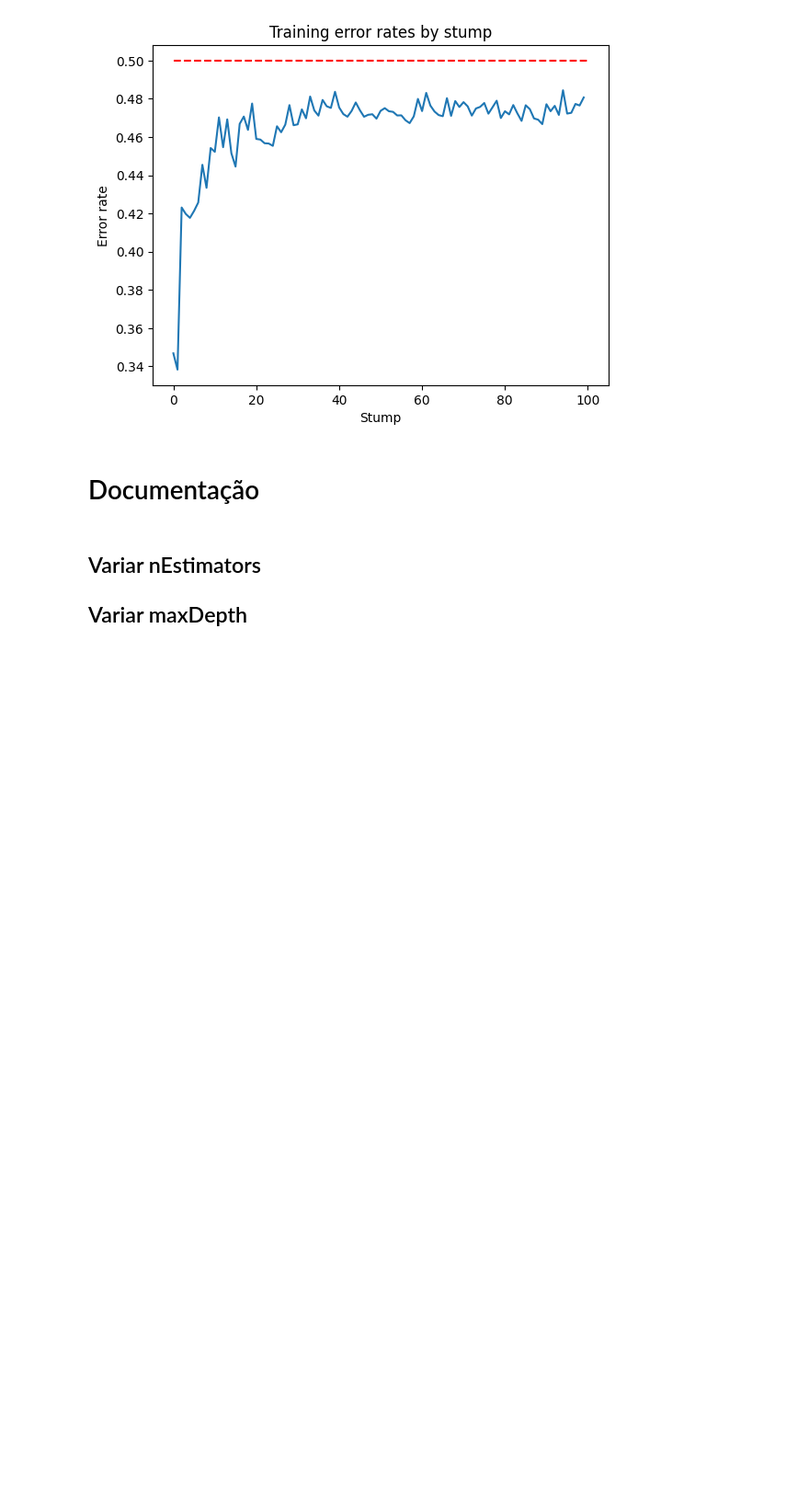
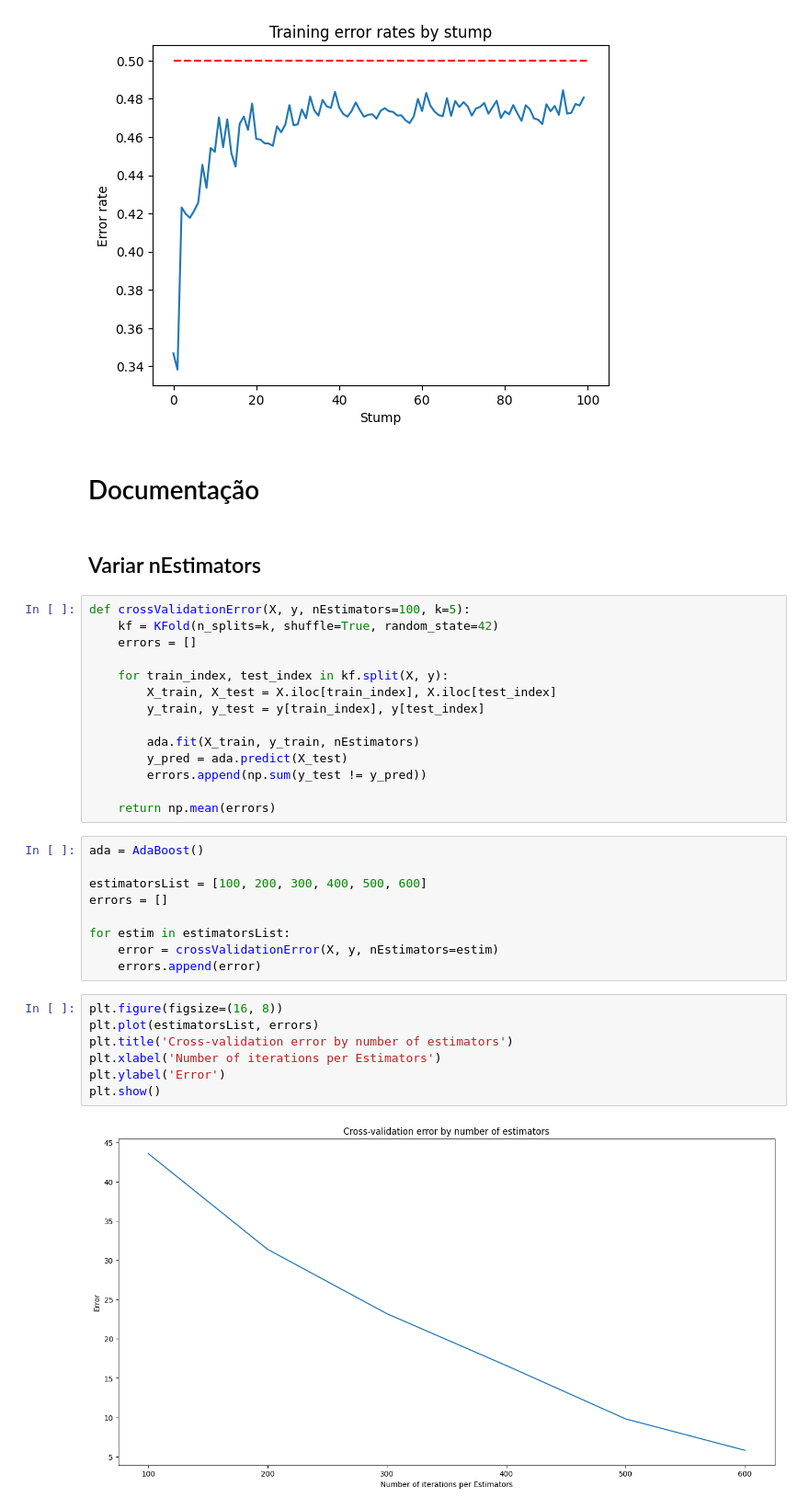
Before and after one commit to paduathiago/boosting_algorithm, a Jupyter notebook: tp2.ipynb, the cells around one changed output. Shown: that part at 92% size. Drawn from its saved outputs; the diff is of its cells as text; blank space fills up the shorter version.

```diff
--- a/tp2.ipynb
+++ b/tp2.ipynb
@@ -159,4 +154,35 @@ plt.show()
 # Documentação
 # %% [markdown]
 ## Variar nEstimators
-## Variar maxDepth
+# %%
+def crossValidationError(X, y, nEstimators=100, k=5):
+    kf = KFold(n_splits=k, shuffle=True, random_state=42)
+    errors = []
+
+    for train_index, test_index in kf.split(X, y):
+        X_train, X_test = X.iloc[train_index], X.iloc[test_index]
+        y_train, y_test = y[train_index], y[test_index]
+
+        ada.fit(X_train, y_train, nEstimators)
+        y_pred = ada.predict(X_test)
+        errors.append(np.sum(y_test != y_pred))
+
+    return np.mean(errors)
+# %%
+ada = AdaBoost()
+
+estimatorsList = [100, 200, 300, 400, 500, 600]
+errors = []
+
+for estim in estimatorsList:
+    error = crossValidationError(X, y, nEstimators=estim)
+    errors.append(error)
+# %%
+plt.figure(figsize=(16, 8))
+plt.plot(estimatorsList, errors)
+plt.title('Cross-validation error by number of estimators')
+plt.xlabel('Number of iterations per Estimators')
+plt.ylabel('Error')
+plt.show()
+# %% [output]
+[figure, added]
```
Also changed, not shown: parts of 8 cells of this notebook.
